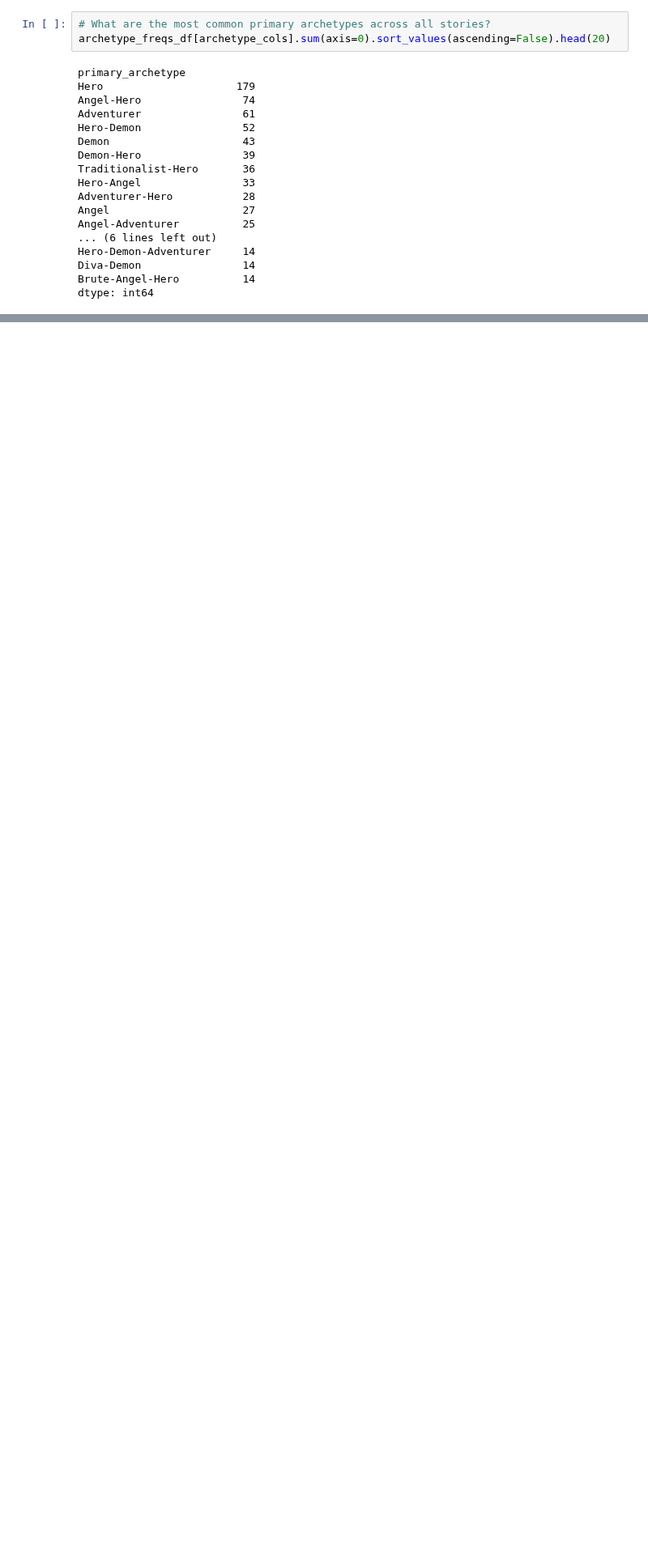
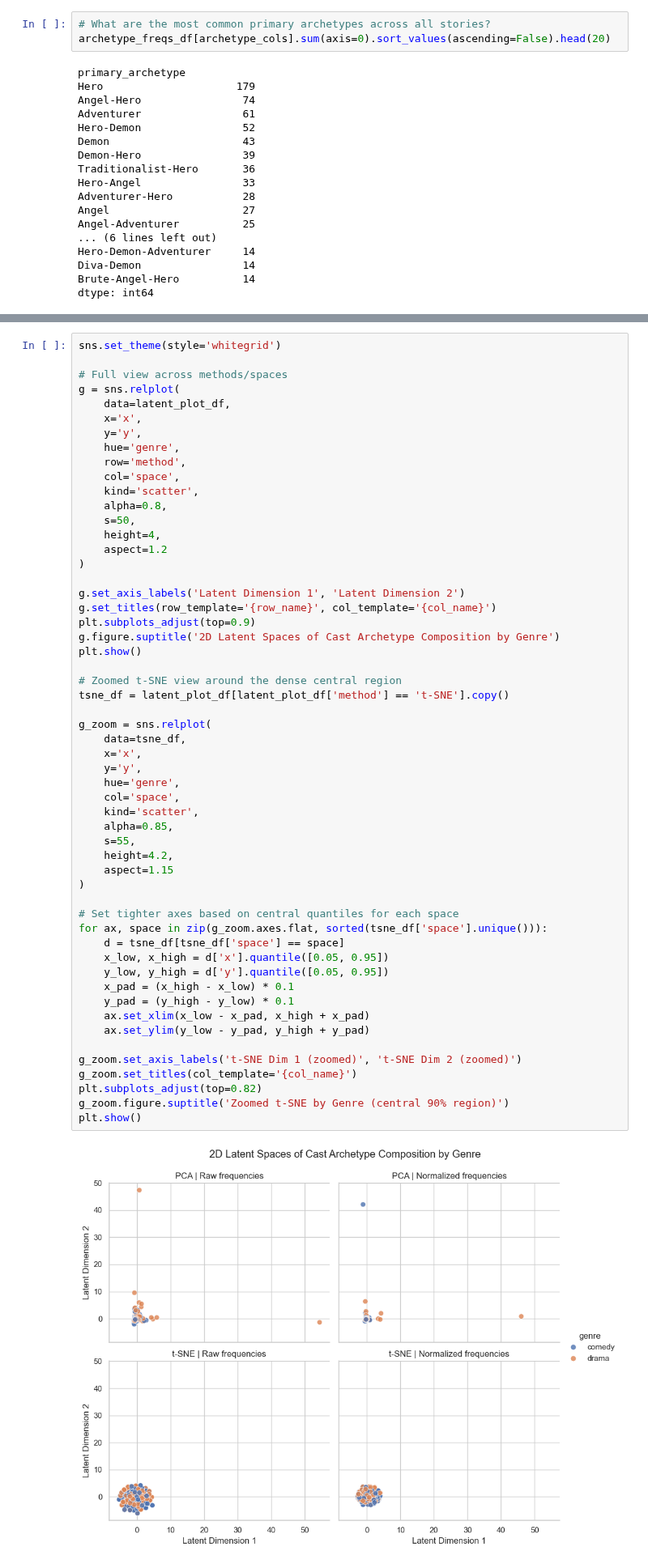
Before and after one commit to lcohenwanis/pocs2-spring2026-genre-from-archetypes, a Jupyter notebook: notebooks/initial_archetype_eda.ipynb, the cells around one changed output, grey strips where cells are left out. Shown at 81% size. Drawn from its saved outputs; the diff is of its cells as text; blank space fills up the shorter version.

```diff
--- a/notebooks/initial_archetype_eda.ipynb
+++ b/notebooks/initial_archetype_eda.ipynb
@@ -124,0 +254,57 @@ archetype_freqs_df_office.head()
+# %%
+sns.set_theme(style='whitegrid')
+
+# Full view across methods/spaces
+g = sns.relplot(
+    data=latent_plot_df,
+    x='x',
+    y='y',
+    hue='genre',
+    row='method',
+    col='space',
+    kind='scatter',
+    alpha=0.8,
+    s=50,
+    height=4,
+    aspect=1.2
+)
+
+g.set_axis_labels('Latent Dimension 1', 'Latent Dimension 2')
+g.set_titles(row_template='{row_name}', col_template='{col_name}')
+plt.subplots_adjust(top=0.9)
+g.figure.suptitle('2D Latent Spaces of Cast Archetype Composition by Genre')
+plt.show()
+
+# Zoomed t-SNE view around the dense central region
+tsne_df = latent_plot_df[latent_plot_df['method'] == 't-SNE'].copy()
+
+g_zoom = sns.relplot(
+    data=tsne_df,
+    x='x',
+    y='y',
+    hue='genre',
+    col='space',
+    kind='scatter',
+    alpha=0.85,
+    s=55,
+    height=4.2,
+    aspect=1.15
+)
+
+# Set tighter axes based on central quantiles for each space
+for ax, space in zip(g_zoom.axes.flat, sorted(tsne_df['space'].unique())):
+    d = tsne_df[tsne_df['space'] == space]
+    x_low, x_high = d['x'].quantile([0.05, 0.95])
+    y_low, y_high = d['y'].quantile([0.05, 0.95])
+    x_pad = (x_high - x_low) * 0.1
+    y_pad = (y_high - y_low) * 0.1
+    ax.set_xlim(x_low - x_pad, x_high + x_pad)
+    ax.set_ylim(y_low - y_pad, y_high + y_pad)
+
+g_zoom.set_axis_labels('t-SNE Dim 1 (zoomed)', 't-SNE Dim 2 (zoomed)')
+g_zoom.set_titles(col_template='{col_name}')
+plt.subplots_adjust(top=0.82)
+g_zoom.figure.suptitle('Zoomed t-SNE by Genre (central 90% region)')
+plt.show()
+# %% [output]
+[figure, added]
```
Also changed, not shown: parts of 9 cells of this notebook.
